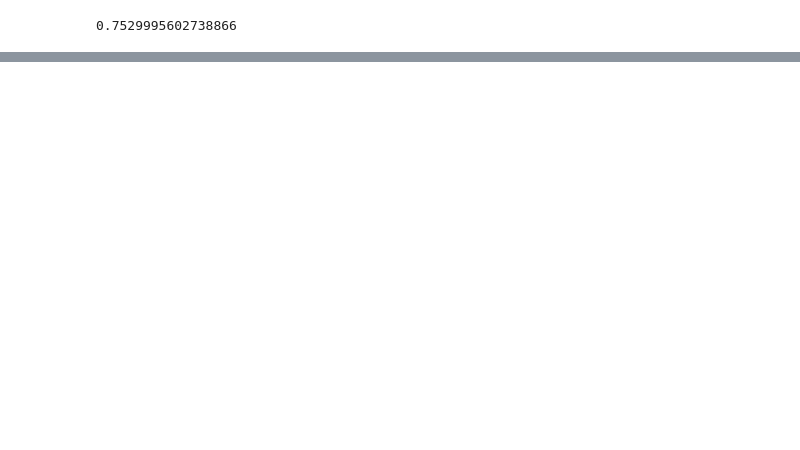
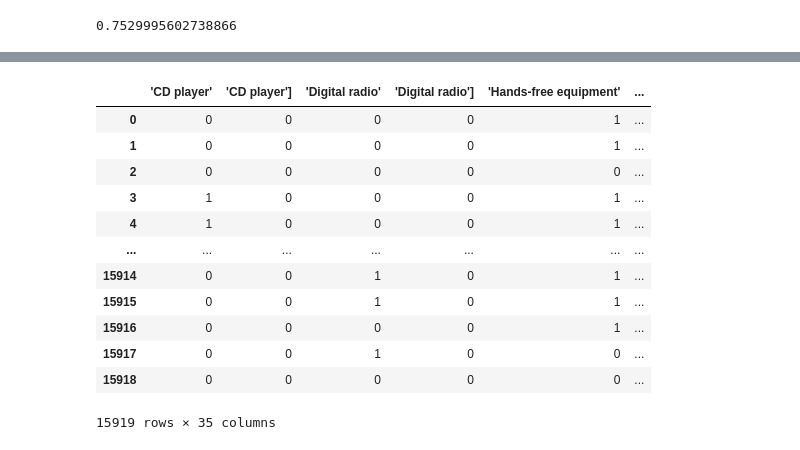
Before and after one commit to mervegurbuzz/scout_car_EDA_project, a Jupyter notebook: scout_car_project.ipynb, the cells around one changed output, grey strips where cells are left out. Cells and saved outputs as stored; diff of their text form; code cells hidden in the pictures; blank space fills up the shorter version.

```diff
--- a/scout_car_project.ipynb
+++ b/scout_car_project.ipynb
@@ -352,0 +1215,2 @@ data['Inspection new'].isnull().sum() / len(data['Inspection new'])
+# %%
+data = data.join(data['Comfort&Convenience'].str.get_dummies(sep = ',').add_prefix('cc_'))
@@ -352,0 +1274,4 @@ data['Inspection new'].isnull().sum() / len(data['Inspection new'])
+# %%
+nxtins_list = [",".join(item).strip() if type(item) == list else item for item in data['\nEntertainment & Media\n']]
+# %%
+data['Entertainment&Media'] = pd.DataFrame(nxtins_list)
@@ -352,0 +1297,2 @@ data['Inspection new'].isnull().sum() / len(data['Inspection new'])
+# %%
+data['Entertainment&Media'] = [np.nan if data['Entertainment&Media'].iloc[i] == "" else data['Entertainment&Media'].iloc[i] for i in range(len(data['Entertainment&Media']))]
@@ -352,0 +1316,16 @@ data['Inspection new'].isnull().sum() / len(data['Inspection new'])
+# %%
+data['\nEntertainment & Media\n'].str.get_dummies(sep = ',')
+# %% [output]
+|  | 'CD player' | 'CD player'] | 'Digital radio' | 'Digital radio'] | 'Hands-free equipment' | ... |
+| 0 | 0 | 0 | 0 | 0 | 1 | ... |
+| 1 | 0 | 0 | 0 | 0 | 1 | ... |
+| 2 | 0 | 0 | 0 | 0 | 0 | ... |
+| 3 | 1 | 0 | 0 | 0 | 1 | ... |
+| 4 | 1 | 0 | 0 | 0 | 1 | ... |
+| ... | ... | ... | ... | ... | ... | ... |
+| 15914 | 0 | 0 | 1 | 0 | 1 | ... |
+| 15915 | 0 | 0 | 1 | 0 | 1 | ... |
+| 15916 | 0 | 0 | 0 | 0 | 1 | ... |
+| 15917 | 0 | 0 | 1 | 0 | 0 | ... |
+| 15918 | 0 | 0 | 0 | 0 | 0 | ... |
+15919 rows × 35 columns
```
Also changed, not shown: parts of 401 cells of this notebook, 3 other files.
